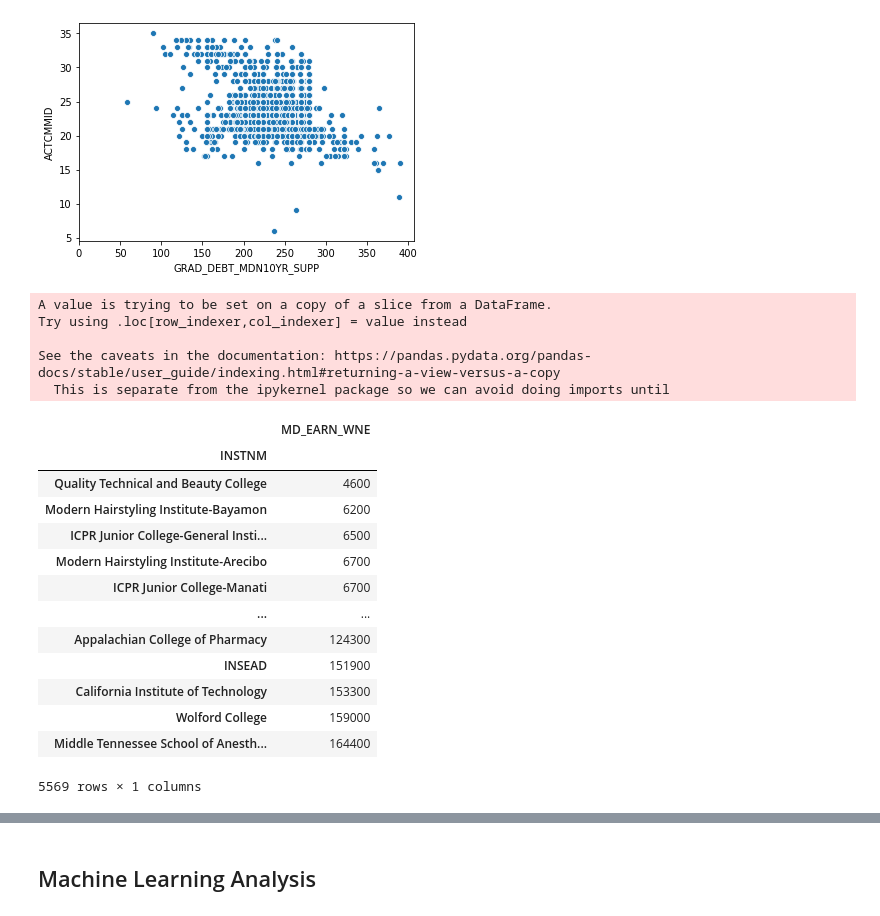
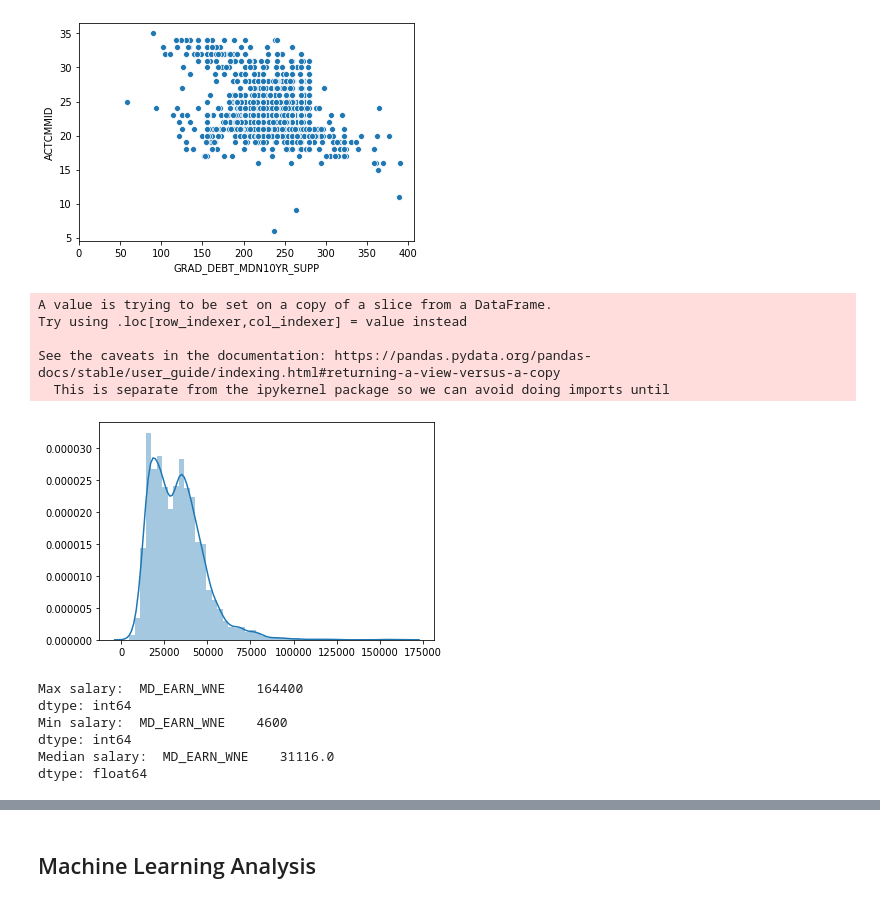
Before and after one commit to YJDave/cs418-s20-cs418_spring20_mighty_python, a Jupyter notebook: EduWorth.ipynb, the cells around one changed output, grey strips where cells are left out. Saved outputs shown, nothing was run; the diff lists cells and outputs as text; code cells hidden in the pictures.

```diff
--- a/EduWorth.ipynb
+++ b/EduWorth.ipynb
@@ -91,26 +87,23 @@ field_data = pd.read_csv('CollegeScorecard_Raw_Data/FieldOfStudyData1516_1617_PP
 # %%
 field_data = field_data[['INSTNM', 'MD_EARN_WNE']]
 result = field_data[field_data.MD_EARN_WNE != 'PrivacySuppressed']
 result['MD_EARN_WNE'] = result['MD_EARN_WNE'].astype(int)
 final = result.groupby('INSTNM').mean().astype(int).sort_values('MD_EARN_WNE')
-final
+sns.distplot(final)
+plt.show()
+print("Max salary: ", final.max())
+print("Min salary: ", final.min())
+print("Median salary: ", final.median())
 # %% [output]
 A value is trying to be set on a copy of a slice from a DataFrame.
 Try using .loc[row_indexer,col_indexer] = value instead
 
 See the caveats in the documentation: https://pandas.pydata.org/pandas-docs/stable/user_guide/indexing.html#returning-a-view-versus-a-copy
   This is separate from the ipykernel package so we can avoid doing imports until
-|  | MD_EARN_WNE |
-| INSTNM |  |
-| Quality Technical and Beauty College | 4600 |
-| Modern Hairstyling Institute-Bayamon | 6200 |
-| ICPR Junior College-General Insti... | 6500 |
-| Modern Hairstyling Institute-Arecibo | 6700 |
-| ICPR Junior College-Manati | 6700 |
-| ... | ... |
-| Appalachian College of Pharmacy | 124300 |
-| INSEAD | 151900 |
-| California Institute of Technology | 153300 |
-| Wolford College | 159000 |
-| Middle Tennessee School of Anesth... | 164400 |
+[figure, added]
-5569 rows × 1 columns
+Max salary:  MD_EARN_WNE    164400
+dtype: int64
+Min salary:  MD_EARN_WNE    4600
+dtype: int64
+Median salary:  MD_EARN_WNE    31116.0
+dtype: float64
```
Also changed, not shown: parts of 6 cells of this notebook.
